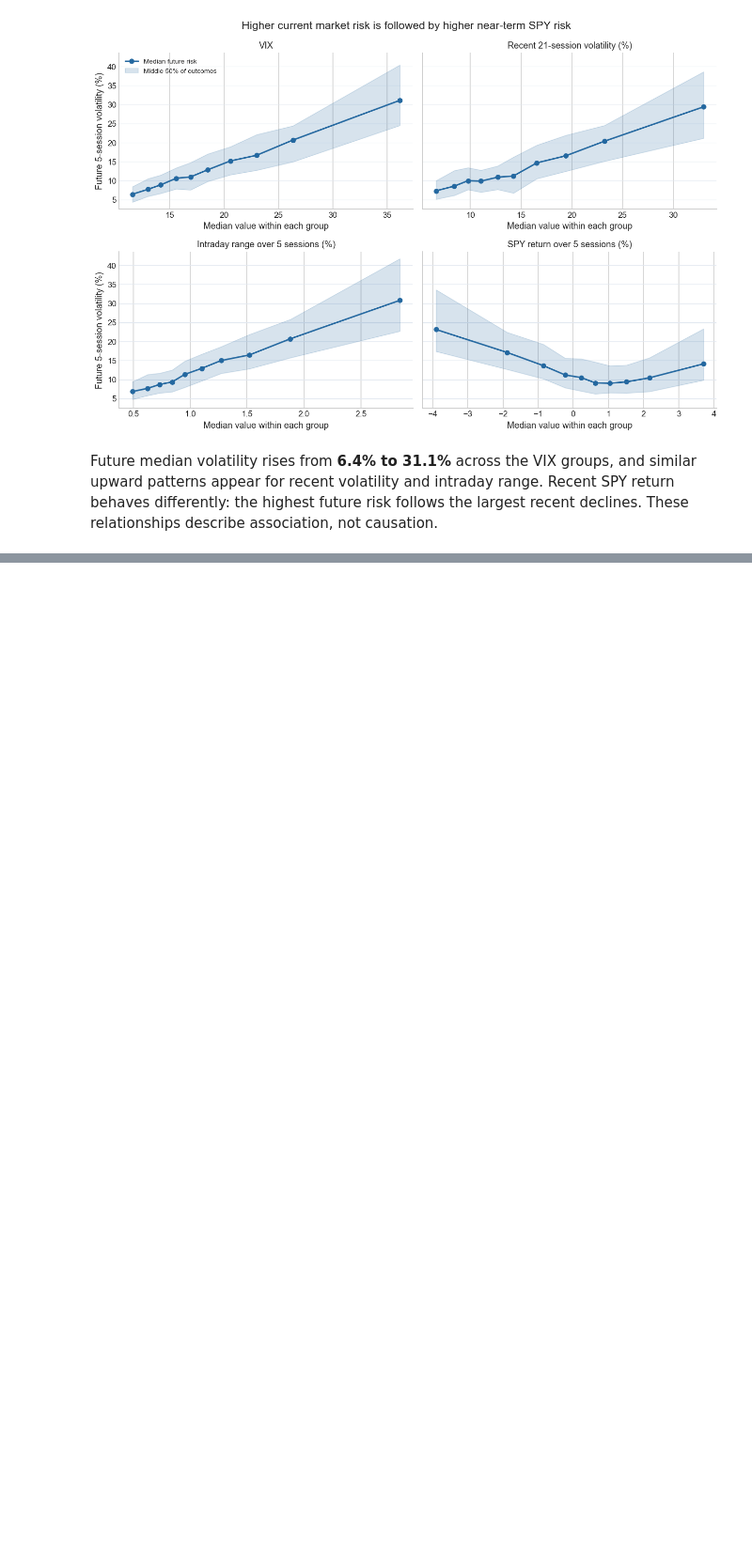
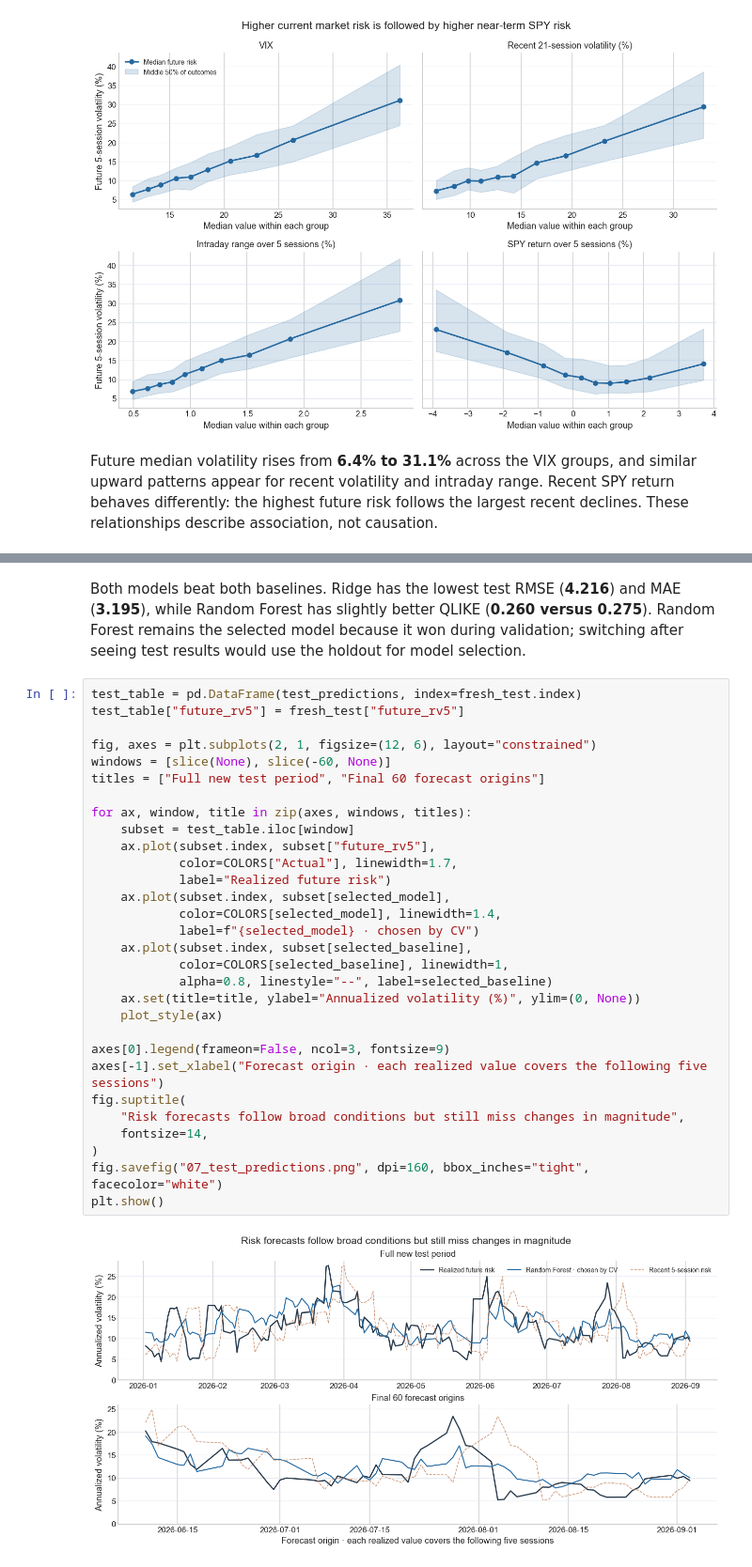
Before and after one commit to YB-Yottabyte/SPY-Volatility-Forecasting, a Jupyter notebook: spy_risk_forecasting.ipynb, the cells around one changed output, grey strips where cells are left out. Shown at 94% size. Saved outputs shown, nothing was run; the diff lists cells and outputs as text; blank space fills up the shorter version.

```diff
--- a/spy_risk_forecasting.ipynb
+++ b/spy_risk_forecasting.ipynb
@@ -913,0 +809,34 @@ These results suggest that the features contain useful information about near-te
+# %% [markdown]
+Both models beat both baselines. Ridge has the lowest test RMSE (**4.216**) and MAE (**3.195**), while Random Forest has slightly better QLIKE (**0.260 versus 0.275**). Random Forest remains the selected model because it won during validation; switching after seeing test results would use the holdout for model selection.
+# %%
+test_table = pd.DataFrame(test_predictions, index=fresh_test.index)
+test_table["future_rv5"] = fresh_test["future_rv5"]
+
+fig, axes = plt.subplots(2, 1, figsize=(12, 6), layout="constrained")
+windows = [slice(None), slice(-60, None)]
+titles = ["Full new test period", "Final 60 forecast origins"]
+
+for ax, window, title in zip(axes, windows, titles):
+    subset = test_table.iloc[window]
+    ax.plot(subset.index, subset["future_rv5"],
+            color=COLORS["Actual"], linewidth=1.7,
+            label="Realized future risk")
+    ax.plot(subset.index, subset[selected_model],
+            color=COLORS[selected_model], linewidth=1.4,
+            label=f"{selected_model} · chosen by CV")
+    ax.plot(subset.index, subset[selected_baseline],
+            color=COLORS[selected_baseline], linewidth=1,
+            alpha=0.8, linestyle="--", label=selected_baseline)
+    ax.set(title=title, ylabel="Annualized volatility (%)", ylim=(0, None))
+    plot_style(ax)
+
+axes[0].legend(frameon=False, ncol=3, fontsize=9)
+axes[-1].set_xlabel("Forecast origin · each realized value covers the following five sessions")
+fig.suptitle(
+    "Risk forecasts follow broad conditions but still miss changes in magnitude",
+    fontsize=14,
+)
+fig.savefig("07_test_predictions.png", dpi=160, bbox_inches="tight", facecolor="white")
+plt.show()
+# %% [output]
+[figure, added]
```
Also changed, not shown: parts of 63 cells of this notebook, 2 other files.
